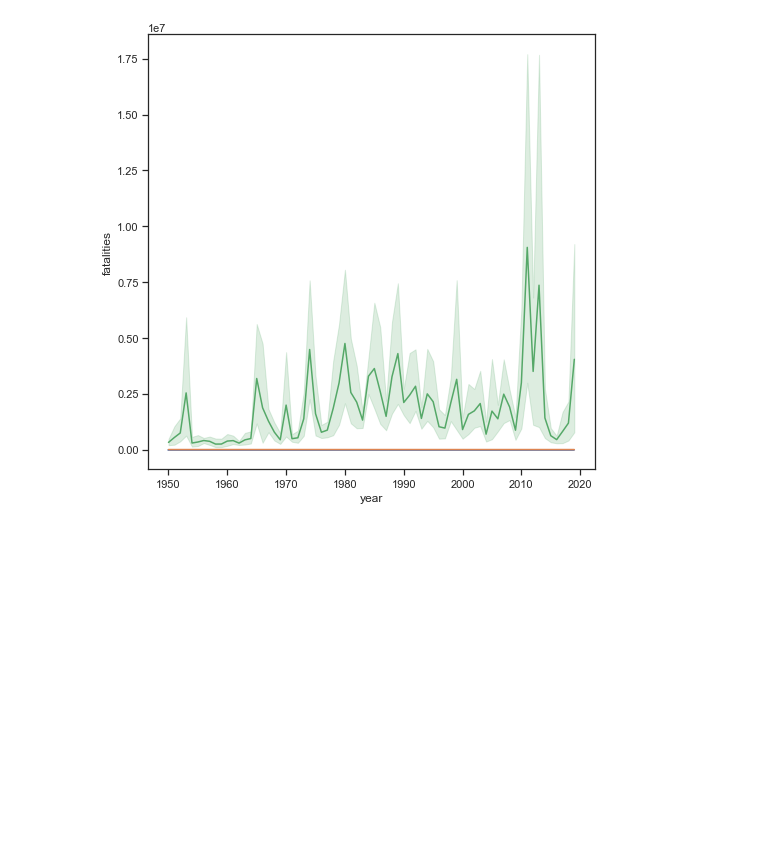
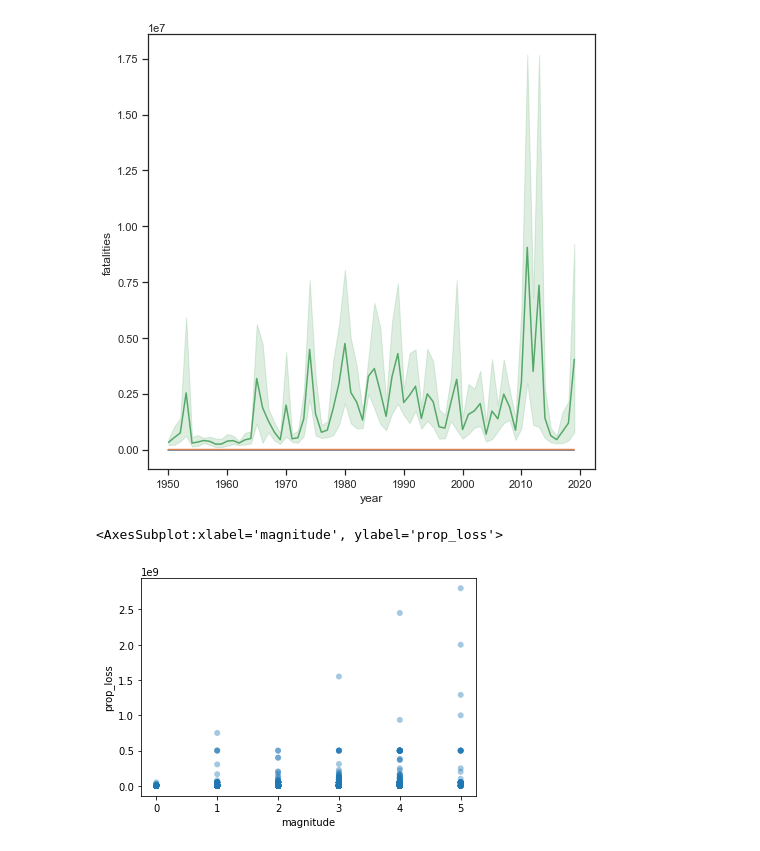
Before and after one commit to Kanustu/LHL_midterm_project, a Jupyter notebook: notebooks/3_eda.ipynb, the cells around one changed output. Cells and saved outputs as stored; diff of their text form; code cells hidden in the pictures; blank space fills up the shorter version.

```diff
--- a/notebooks/3_eda.ipynb
+++ b/notebooks/3_eda.ipynb
@@ -181,3 +229,11 @@ lineplot(clean_df, 'year', 'fatalities'),
 # %% [output]
 (None, None, None)
 [figure]
+# %%
+# test: how does removing prop loss nan's
+temp_df = clean_df.dropna(subset=['prop_loss'])
+sns.scatterplot(data=temp_df, y="prop_loss", x="magnitude", edgecolor = 'none'
+                ,alpha = .4)
+# %% [output]
+<AxesSubplot:xlabel='magnitude', ylabel='prop_loss'>
+[figure, added]
```
Also changed, not shown: parts of 17 cells of this notebook, 1 other file.
